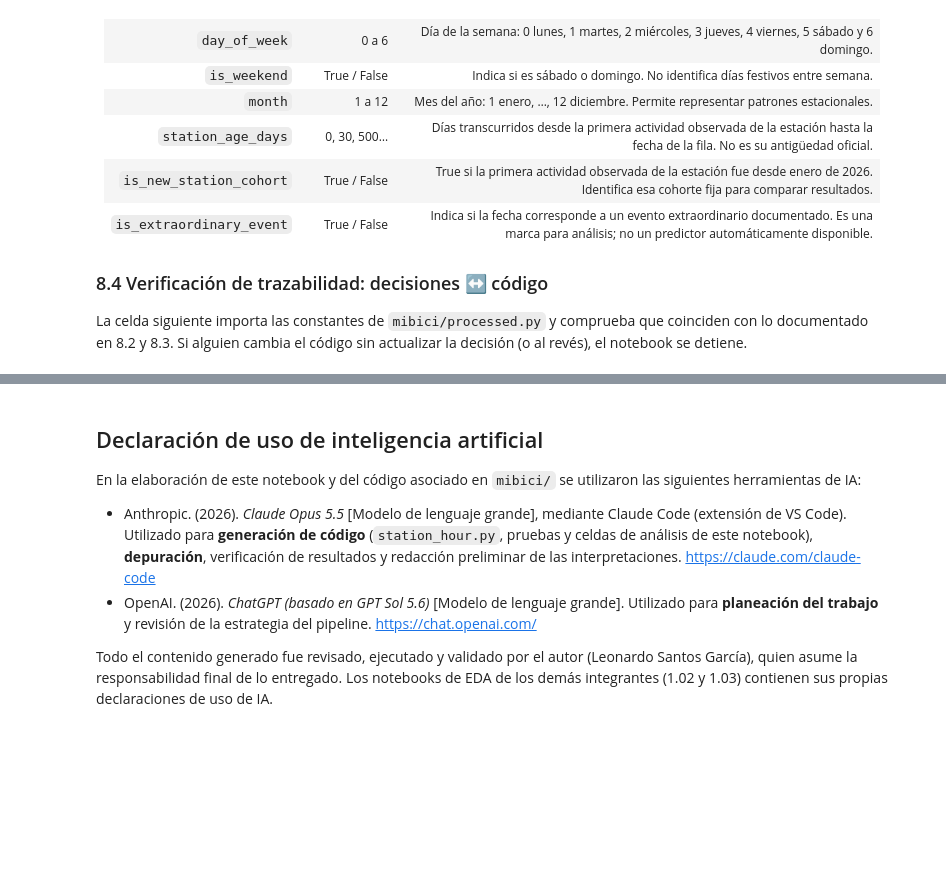
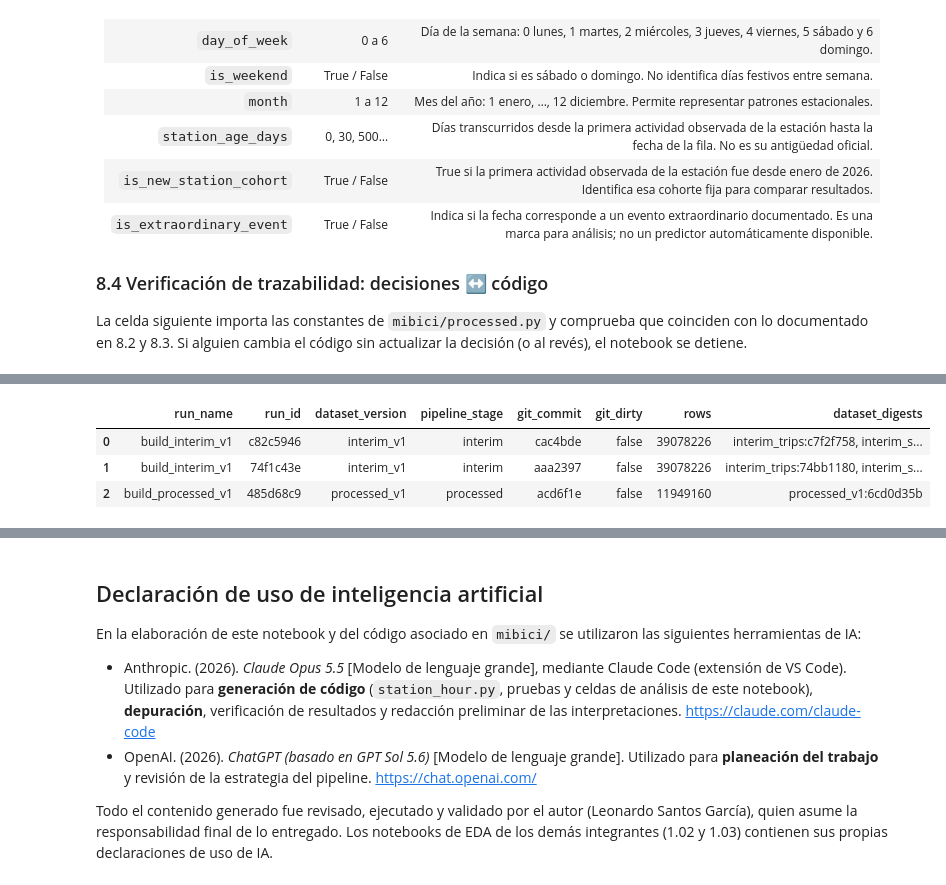
Before and after one commit to LeonardoSantosGrc/MiBici, a Jupyter notebook: notebooks/1.04-lsg-target-integration.ipynb, the cells around one changed output, grey strips where cells are left out. Drawn from its saved outputs; the diff is of its cells as text; code cells hidden in the pictures; blank space fills up the shorter version.

```diff
--- a/notebooks/1.04-lsg-target-integration.ipynb
+++ b/notebooks/1.04-lsg-target-integration.ipynb
@@ -1105,0 +1215,34 @@ Pendiente.
+# %%
+import mlflow
+
+from mibici.config import MLFLOW_TRACKING_URI
+from mibici.tracking import EXPERIMENT_NAME
+
+try:
+    client = mlflow.MlflowClient(MLFLOW_TRACKING_URI)
+    experiment = client.get_experiment_by_name(EXPERIMENT_NAME)
+    runs = client.search_runs([experiment.experiment_id], order_by=["start_time ASC"])
+    lineage = pd.DataFrame(
+        [
+            {
+                "run_name": run.info.run_name,
+                "run_id": run.info.run_id[:8],
+                "dataset_version": run.data.tags.get("dataset_version"),
+                "pipeline_stage": run.data.tags.get("pipeline_stage"),
+                "git_commit": run.data.tags.get("git_commit", "")[:7],
+                "git_dirty": run.data.tags.get("git_dirty"),
+                "rows": int(run.data.metrics.get("n_rows", run.data.metrics.get("rows_interim", 0))),
+                "dataset_digests": ", ".join(f"{d.dataset.name}:{d.dataset.digest}" for d in run.inputs.dataset_inputs),
+            }
+            for run in runs
+        ]
+    )
+    display(lineage)
+except Exception as error:  # the server is optional to read the notebook
+    print(f"MLflow server not reachable ({error}). Start it with `make mlflow`.")
+    print("Evidence without the server: reports/interim/ and reports/processed/ (same artifacts).")
+# %% [output]
+|  | run_name | run_id | dataset_version | pipeline_stage | git_commit | git_dirty | rows | dataset_digests |
+| 0 | build_interim_v1 | c82c5946 | interim_v1 | interim | cac4bde | false | 39078226 | interim_trips:c7f2f758, interim_s... |
+| 1 | build_interim_v1 | 74f1c43e | interim_v1 | interim | aaa2397 | false | 39078226 | interim_trips:74bb1180, interim_s... |
+| 2 | build_processed_v1 | 485d68c9 | processed_v1 | processed | acd6f1e | false | 11949160 | processed_v1:6cd0d35b |
```
Also changed, not shown: parts of 14 cells of this notebook.
